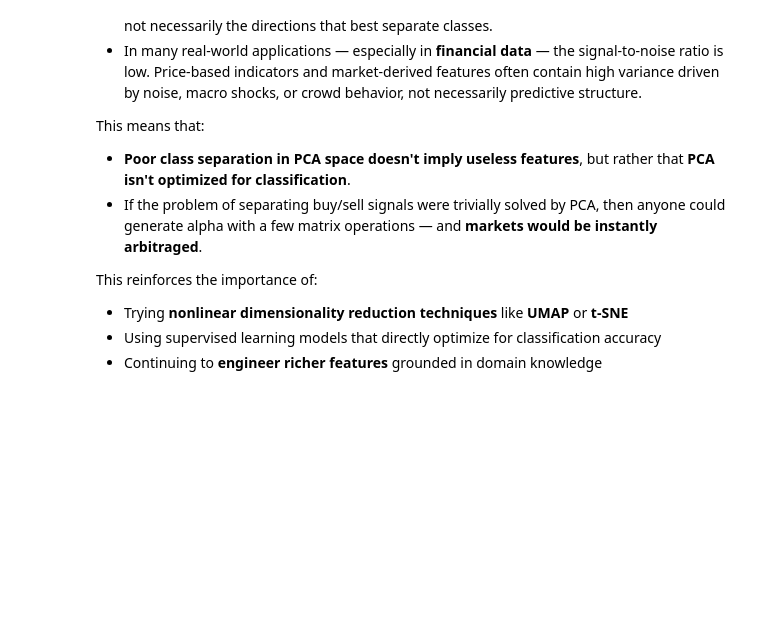
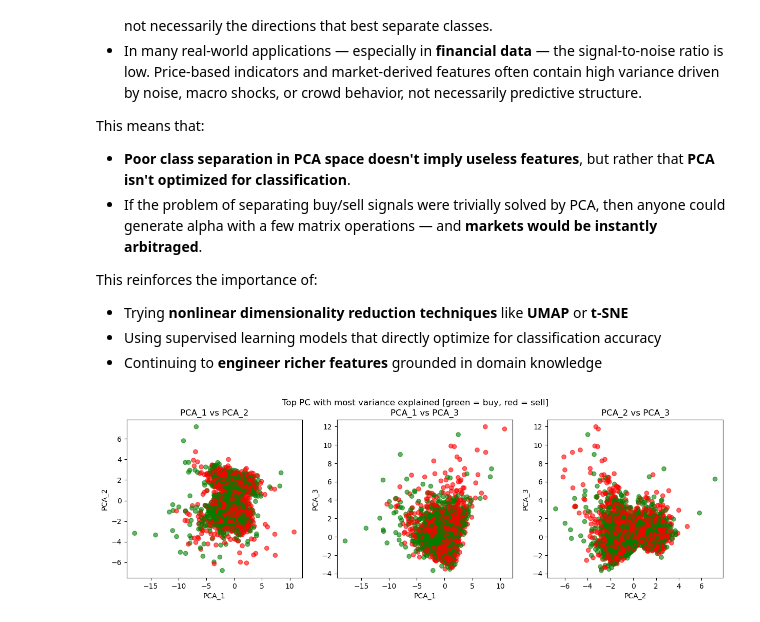
Before and after one commit to dimitris-markopoulos/algorithmic-trading, a Jupyter notebook: MSFT_algo/MSFT_algo.ipynb, the cells around one changed output. Cells and saved outputs as stored; diff of their text form; code cells hidden in the pictures; blank space fills up the shorter version.

```diff
--- a/MSFT_algo/MSFT_algo.ipynb
+++ b/MSFT_algo/MSFT_algo.ipynb
@@ -222,3 +225,22 @@ This reinforces the importance of:
 - Trying **nonlinear dimensionality reduction techniques** like **UMAP** or **t-SNE**
 - Using supervised learning models that directly optimize for classification accuracy
 - Continuing to **engineer richer features** grounded in domain knowledge
+# %%
+y_tr_series = pd.Series(y_tr)
+colors = y_tr_series.map({1: 'green', 0: 'red'})  # green is buy, red is sell
+
+fig, ax = plt.subplots(1,3,figsize = (15,4))
+
+for k, i in enumerate([(1,2), (1,3), (2,3)]):
+    pc_a = f'PCA_{i[0]}'
+    pc_b = f'PCA_{i[1]}'
+    ax[k].scatter(X_train_pca[pc_a], X_train_pca[pc_b], c=colors, alpha=0.6)
+    ax[k].set_xlabel(pc_a)
+    ax[k].set_ylabel(pc_b)
+    ax[k].set_title(f'{pc_a} vs {pc_b}')
+
+plt.suptitle('Top PC with most variance explained [green = buy, red = sell]')
+plt.savefig('media/pca_2d_scatter.png')
+plt.show()
+# %% [output]
+[figure, added]
```
Also changed, not shown: parts of 6 cells of this notebook.
